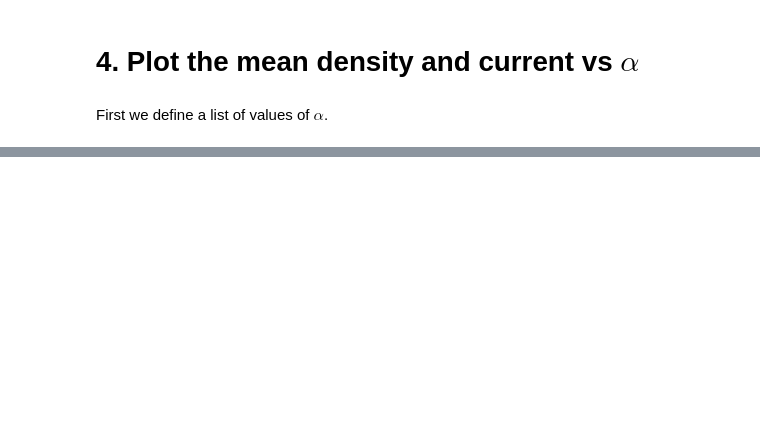
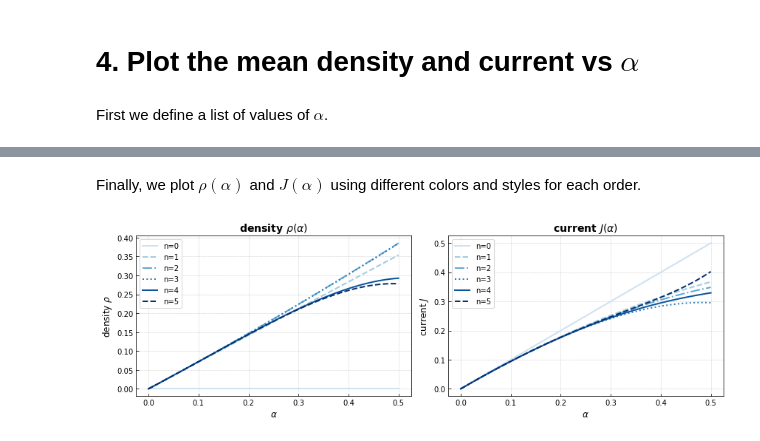
Before and after one commit to ExclusionProcess-tools/TASEPy, a Jupyter notebook: tutorial_TASEPy.ipynb, the cells around one changed output, grey strips where cells are left out. Drawn from its saved outputs; the diff is of its cells as text; code cells hidden in the pictures; blank space fills up the shorter version.

```diff
--- a/tutorial_TASEPy.ipynb
+++ b/tutorial_TASEPy.ipynb
@@ -155,12 +164,12 @@ for alpha in alpha_list:
 
     profile = local_density(rhocoeff, alpha)
 
-    for n in range(K+1):
+    for n in range(n_max+1):
 
         if is_first:
             rho_alpha.append([])
             J_alpha.append([])
-            if n == K:
+            if n == n_max:
                 is_first = False
 
         rho = mean_density(profile[n])
@@ -172,6 +181,8 @@ for alpha in alpha_list:
     for j in J:
         J_alpha[n].append(j)
         n += 1
+# %% [markdown]
+Finally, we plot $\rho(\alpha)$ and $J(\alpha)$ using different colors and styles for each order.
 # %%
 import matplotlib.pyplot as plt
 import matplotlib.ticker as ticker
@@ -188,21 +199,20 @@ fig, (ax1, ax2) = plt.subplots(1, 2, figsize=(12, 4))
 # Define a list of linestyles
 linestyles = ['-', '--', '-.', ':']
 
+
+
+
+
 #### PLOT DENSITY
 #n = 0
-for n in range(K+1):
+for n in range(n_max+1):
 
-    line_color = color_map(0.2 + n / (K+1))
+    line_color = color_map(0.2 + n / (n_max+1))
     # Cycle through the linestyles list
     linestyle = linestyles[n % len(linestyles)]
 
-    #if n != 0:
-    #    rho_av = []
-    #    for r1, r2 in zip(rho_alpha[n], rho_alpha[n-1]):
-    #        rho_av.append(0.5*(r1+r2))
-    #    ax1.plot(alpha_list, rho_av, linewidth=2, label='n=' + str(n), color=line_color, linestyle=linestyle)
     ax1.plot(alpha_list, rho_alpha[n], linewidth=2, label='n=' + str(n),color=line_color, linestyle=linestyle)
-    #n += 1
+
 
 # Set the x and y axis labels
 ax1.set_xlabel(r'$\alpha$', fontsize=12)
@@ -214,12 +224,6 @@ ax1.set_title(r'density $\rho(\alpha)$', fontsize=14, fontweight='bold')
 # Customize the tick parameters
 ax1.tick_params(axis='both', which='both', direction='in', labelsize=10)
 
-# Customize the tick parameters for x-axis
-# Set tick at every integer value
-#ax1.xaxis.set_major_locator(ticker.MultipleLocator(1))
-# Format tick labels as scalar values
-#ax1.xaxis.set_major_formatter(ticker.ScalarFormatter())
-
 
 # Add a legend
 ax1.legend(fontsize=10)
@@ -230,12 +234,12 @@ ax1.grid(True, linestyle='--', linewidth=0.5, alpha=0.7)
 
 
 
-#### PLOT CURRENT
 
 
-for n in range(K+1):
+#### PLOT CURRENT
+for n in range(n_max+1):
 
-    line_color = color_map(0.2 + n / (K+1))
+    line_color = color_map(0.2 + n / (n_max+1))
     # Cycle through the linestyles list
     linestyle = linestyles[n % len(linestyles)]
 
@@ -244,37 +248,34 @@ for n in range(K+1):
                 color=line_color, linestyle=linestyle)
     #n += 1
 
 # Set the x and y axis labels
 ax2.set_xlabel(r'$\alpha$', fontsize=12)
 ax2.set_ylabel(r'current $J$', fontsize=12)
 
 # Set the title
 ax2.set_title(r'current $J(\alpha)$', fontsize=14, fontweight='bold')
 
 # Customize the tick parameters
 ax2.tick_params(axis='both', which='both', direction='in', labelsize=10)
 
-# Customize the tick parameters for x-axis
-# Set tick at every integer value
-#ax2.xaxis.set_major_locator(ticker.MultipleLocator(1))
-# Format tick labels as scalar values
-#ax2.xaxis.set_major_formatter(ticker.ScalarFormatter())
-
 
 # Add gridlines
 ax2.grid(True, linestyle='--', linewidth=0.5, alpha=0.7)
 
 # Adjust the plot layout
 plt.tight_layout()
 
 # Add a legend
 ax2.legend(fontsize=10)
 
 
 
 
 # Save the plot as a high-resolution image
-plt.savefig('figure_density_current.pdf', dpi=300)
+# Uncomment the following line if you want to save the figure to a pdf
+#plt.savefig('figure_density_current.pdf', dpi=300)
 
 # Show the plot
 plt.show()
+# %% [output]
+[figure, added]
```
Also changed, not shown: parts of 8 cells of this notebook, 2 other files.
